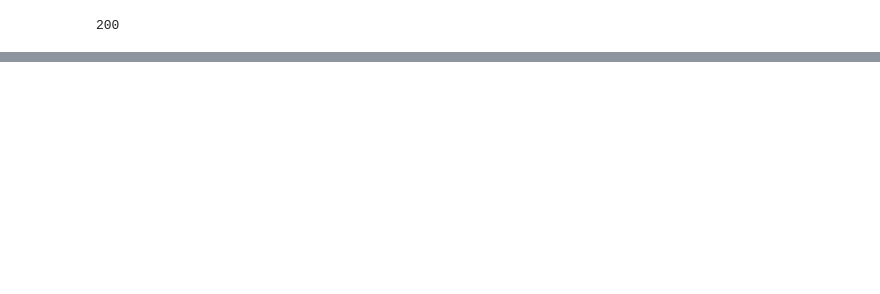
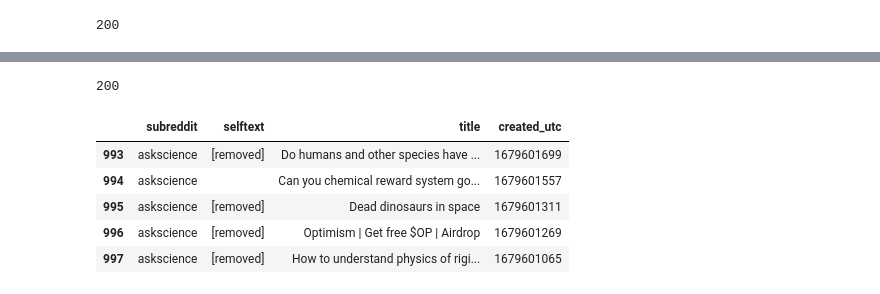
Before and after one commit to vedapatel99/Reddit-NLP, a Jupyter notebook: notebooks/01_data_collection.ipynb, the cells around one changed output, grey strips where cells are left out. Saved outputs shown, nothing was run; the diff lists cells and outputs as text; code cells hidden in the pictures; blank space fills up the shorter version.

```diff
--- a/notebooks/01_data_collection.ipynb
+++ b/notebooks/01_data_collection.ipynb
@@ -25,0 +232,21 @@ df
+# %%
+params5_science = {
+    'subreddit': 'askscience',
+    'limit': 1000,
+    'until': 1680121721
+}
+
+res5_science= requests.get(url, params5_science)
+res5_science.status_code
+# %% [output]
+200
+# %%
+science5 = pd.DataFrame(res5_science.json()['data'])
+science5[['subreddit', 'selftext', 'title', 'created_utc']].tail()
+# %% [output]
+|  | subreddit | selftext | title | created_utc |
+| 993 | askscience | [removed] | Do humans and other species have ... | 1679601699 |
+| 994 | askscience |  | Can you chemical reward system go... | 1679601557 |
+| 995 | askscience | [removed] | Dead dinosaurs in space | 1679601311 |
+| 996 | askscience | [removed] | Optimism | Get free $OP | Airdrop | 1679601269 |
+| 997 | askscience | [removed] | How to understand physics of rigi... | 1679601065 |
```
Also changed, not shown: parts of 30 cells of this notebook, 3 other files.
